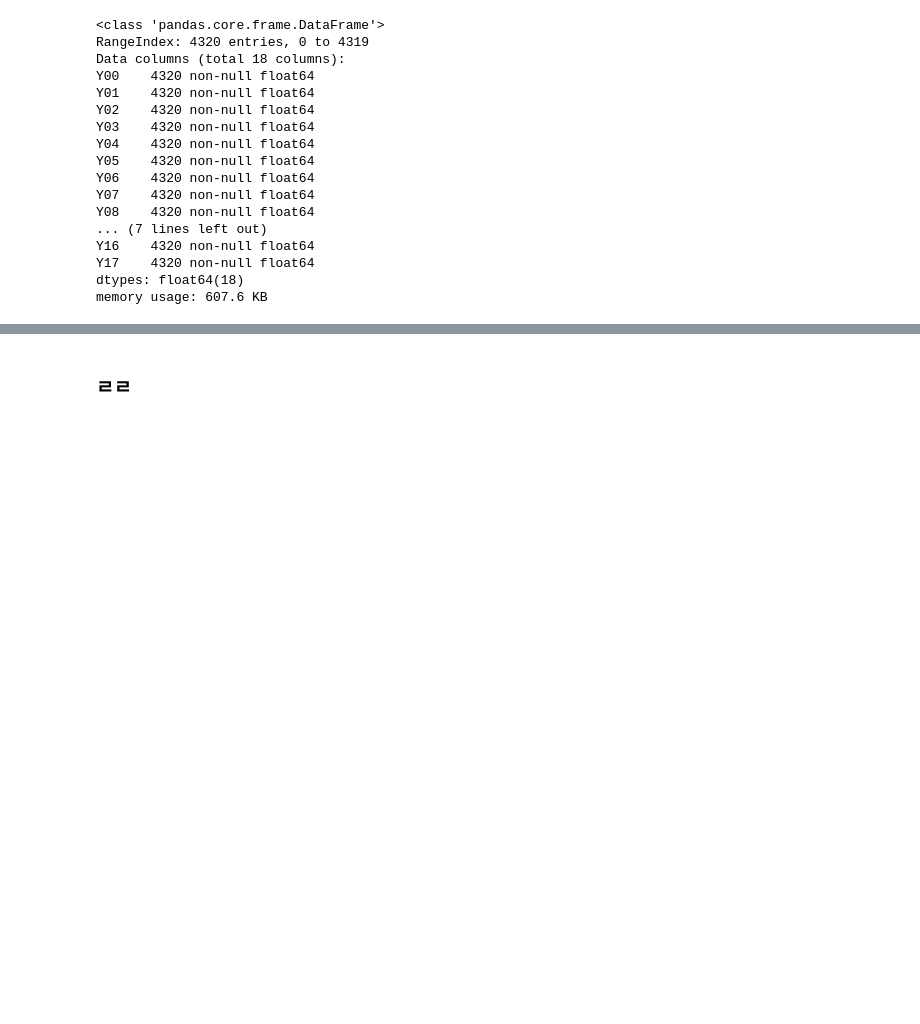
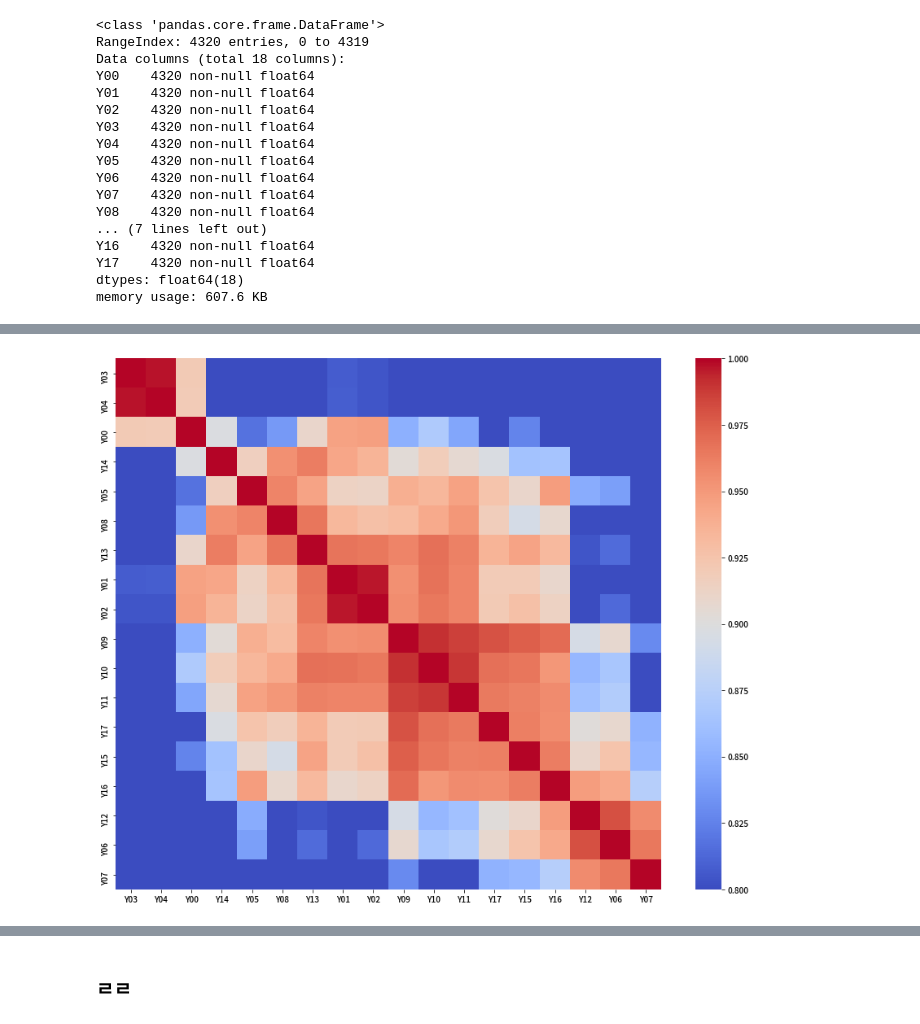
Before and after one commit to YunjinPark/dacon_temperature_forecasts, a Jupyter notebook: eda.ipynb, the cells around one changed output, grey strips where cells are left out. Cells and saved outputs as stored; diff of their text form; code cells hidden in the pictures; blank space fills up the shorter version.

```diff
--- a/eda.ipynb
+++ b/eda.ipynb
@@ -451,0 +510,7 @@ sns.heatmap(df_y.corr(), cmap='coolwarm')
+# %%
+df_y_ = df_y[['Y03', 'Y04', 'Y00', 'Y14', 'Y05', 'Y08', 'Y13','Y01', 'Y02', 'Y09', 'Y10', 'Y11', 'Y17', 'Y15', 'Y16', 'Y12', 'Y06', 'Y07']]
+
+plt.figure(figsize=(15,12))
+ax = sns.heatmap(df_y_.corr(), cmap='coolwarm', vmin = 0.8) # 명확하게 보기 위해 vmin 지정해 보았음
+# %% [output]
+[figure, added]
```
Also changed, not shown: parts of 17 cells of this notebook.
